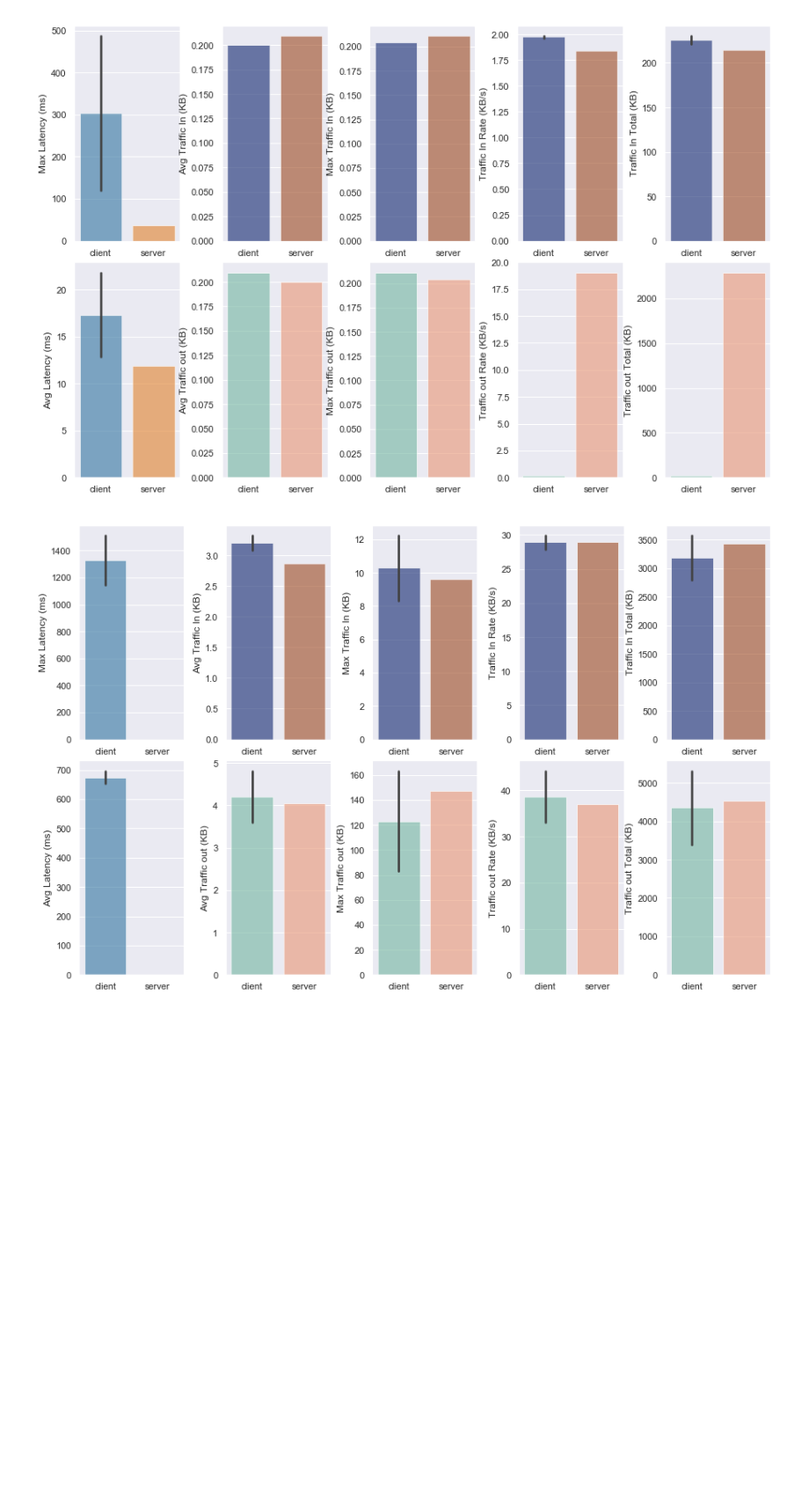
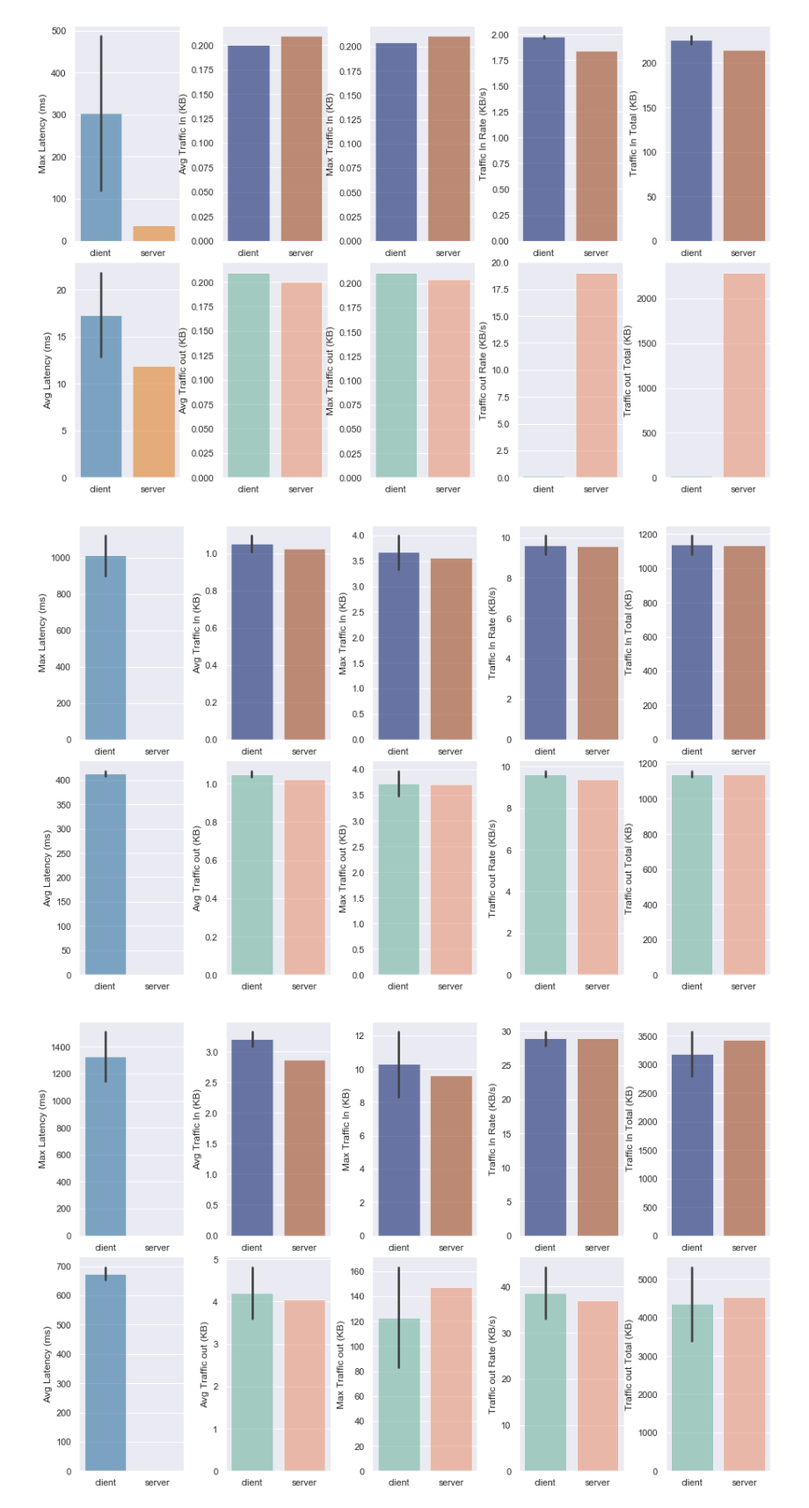
Before and after one commit to nadvamir/gg-architecture, a Jupyter notebook: souls-adrift/evaluation/Performance Evaluation.ipynb, the cells around one changed output. Shown at 88% size. Cells and saved outputs as stored; diff of their text form; code cells hidden in the pictures; blank space fills up the shorter version.

```diff
--- a/souls-adrift/evaluation/Performance Evaluation.ipynb
+++ b/souls-adrift/evaluation/Performance Evaluation.ipynb
@@ -97,6 +117,10 @@ def plot_data(data):
 plot_data(get_data('../metrics_cs'))
 # %% [output]
 [figure]
+# %%
+plot_data(get_data('../metrics_gg_10_5'))
+# %% [output]
+[figure, added]
 # %%
 plot_data(get_data('../metrics_gg_10_10'))
 # %% [output]
```
Also changed, not shown: parts of 18 cells of this notebook, 46 other files.
